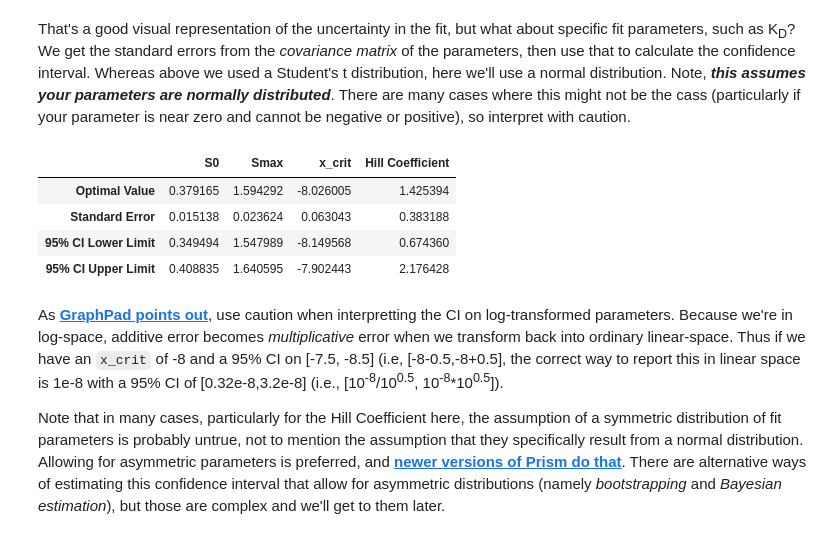
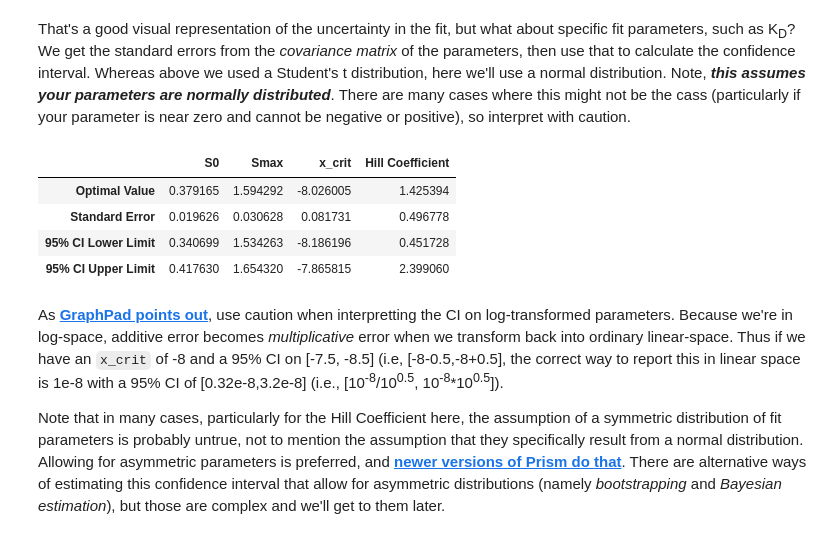
Before and after one commit to JohnGoertz/Benchtop-Python, a Jupyter notebook: 01_PlottingUncertainty.ipynb, the cells around one changed output. Drawn from its saved outputs; the diff is of its cells as text; code cells hidden in the pictures.

Commit message:
Add absolute_sigma to curve_fit, expand discussion

```diff
--- a/01_PlottingUncertainty.ipynb
+++ b/01_PlottingUncertainty.ipynb
@@ -127,9 +127,6 @@ Estimated intercept: 26.98
 # %% [markdown]
 However, `polyfit` doesn't automatically give us statistics on our fit, so we have to do the calculations manually. Everyone gets a bit twitchy without $R^2$ values so we'll calculate it here, even though they're not as useful as $\chi^2$ values (calculated below).
 # %%
-x = x
-y = y
-
 residuals_lin = y - lin_fit(x)
 ss_res_lin = np.sum(residuals_lin**2)
 ss_tot_lin = np.sum((y-np.mean(y))**2)
@@ -226,6 +223,6 @@ We provide `curve_fit` with the mean at each x-value along with the standard dev
 # %%
 p_opt_Hill, p_cov_Hill = opt.curve_fit(Hill_eq, lg_c, data.mean(1), sigma = data.std(1),
-                                       p0 = guesses)
+                                       p0 = guesses, absolute_sigma = True)
 print(p_opt_Hill)
 # %% [output]
 [ 0.37916459  1.59429154 -8.02600538  1.425394  ]
@@ -273,7 +270,7 @@ plt.plot(cplot,hill_y,'C0');
 # %% [markdown]
 That's a good visual representation of the uncertainty in the fit, but what about specific fit parameters, such as K<sub>D</sub>? We get the standard errors from the *covariance matrix* of the parameters, then use that to calculate the confidence interval. Whereas above we used a Student's t distribution, here we'll use a normal distribution. Note, __*this assumes your parameters are normally distributed*__. There are many cases where this might not be the cass (particularly if your parameter is near zero and cannot be negative or positive), so interpret with caution.
 # %%
-def param_summary(p_opt,p_cov, names = None):
+def classical_fit_param_summary(p_opt,p_cov, names = None):
     p_std = np.sqrt(np.diag(p_cov))
     nstd = stats.norm.ppf((1. + 0.95)/2.)
     p_ci_lower = p_opt - nstd * p_std
@@ -283,13 +280,13 @@ def param_summary(p_opt,p_cov, names = None):
                            columns = names)
     return summary
 # %%
-param_summary(p_opt_Hill,p_cov_Hill, names = ('S0','Smax','x_crit','Hill Coefficient'))
+classical_fit_param_summary(p_opt_Hill,p_cov_Hill, names = ('S0','Smax','x_crit','Hill Coefficient'))
 # %% [output]
 |  | S0 | Smax | x_crit | Hill Coefficient |
 | Optimal Value | 0.379165 | 1.594292 | -8.026005 | 1.425394 |
-| Standard Error | 0.015138 | 0.023624 | 0.063043 | 0.383188 |
-| 95% CI Lower Limit | 0.349494 | 1.547989 | -8.149568 | 0.674360 |
-| 95% CI Upper Limit | 0.408835 | 1.640595 | -7.902443 | 2.176428 |
+| Standard Error | 0.019626 | 0.030628 | 0.081731 | 0.496778 |
+| 95% CI Lower Limit | 0.340699 | 1.534263 | -8.186196 | 0.451728 |
+| 95% CI Upper Limit | 0.417630 | 1.654320 | -7.865815 | 2.399060 |
 # %% [markdown]
 As __[GraphPad points out](https://www.graphpad.com/guides/prism/7/curve-fitting/index.htm?reg_hill_slope.htm)__,  use caution when interpretting the CI on log-transformed parameters. Because we're in log-space, additive error becomes *multiplicative* error when we transform back into ordinary linear-space. Thus if we have an `x_crit` of -8 and a 95% CI on [-7.5, -8.5] (i.e, [-8-0.5,-8+0.5], the correct way to report this in linear space is 1e-8 with a 95% CI of [0.32e-8,3.2e-8] (i.e., [10<sup>-8</sup>/10<sup>0.5</sup>, 10<sup>-8</sup>*10<sup>0.5</sup>]).
 
```
Also changed, not shown: parts of 8 cells of this notebook.
